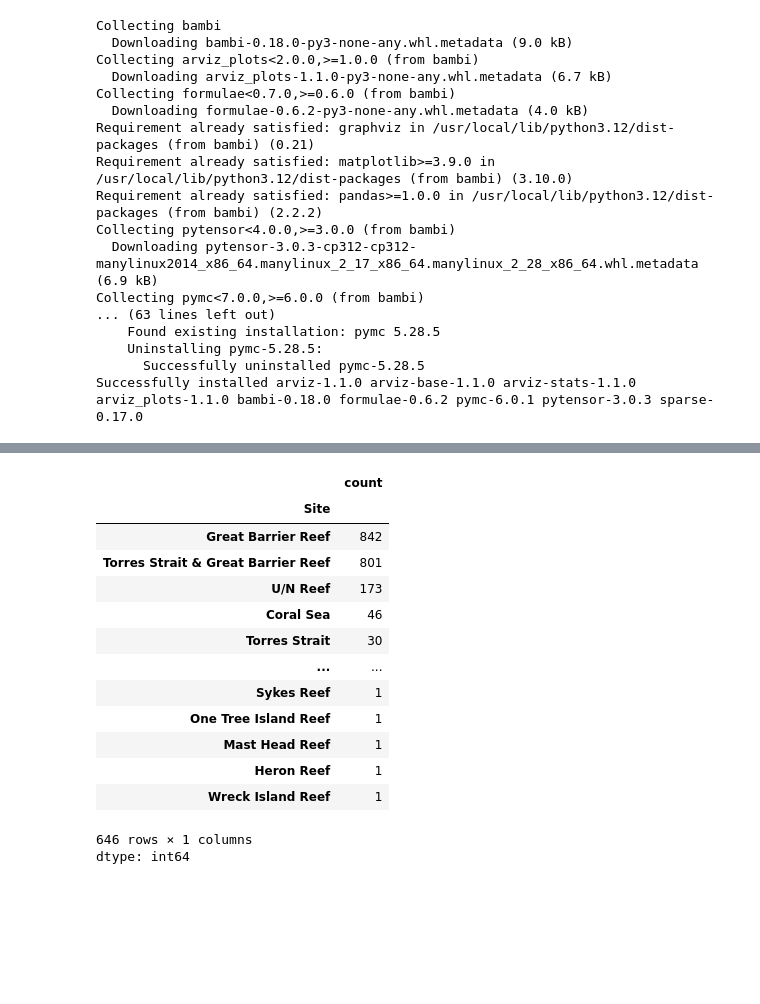
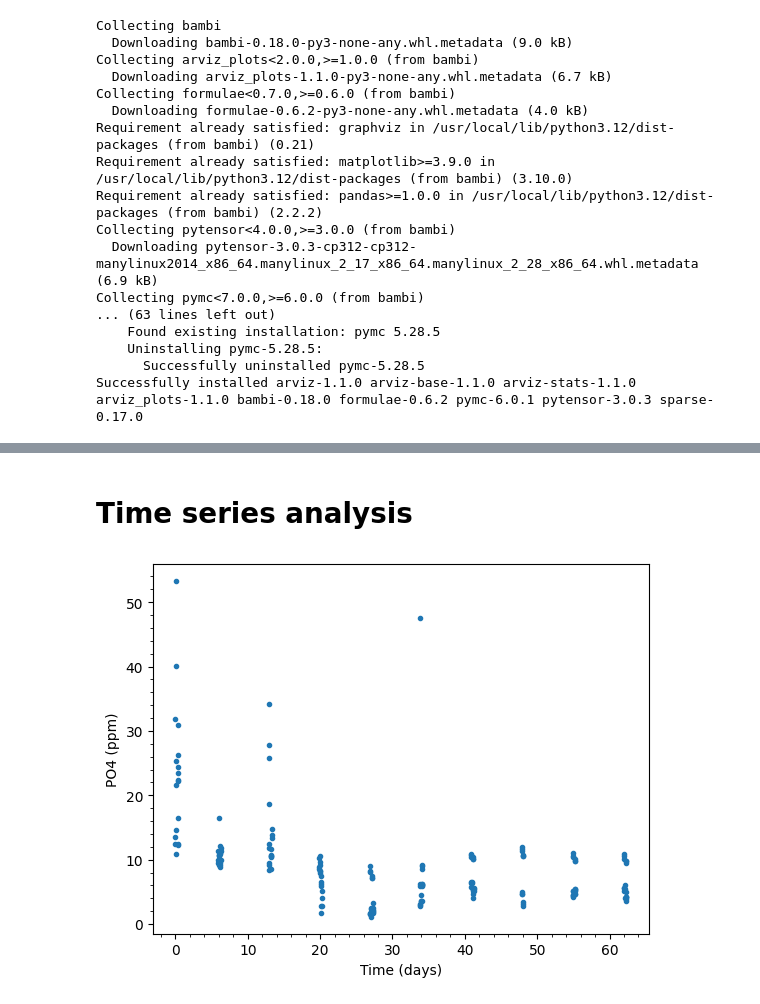
Before and after one commit to georginadd/EMSC2010_major_project, a Jupyter notebook: EMSC2010_Major_Assignment_u7925896.ipynb, the cells around one changed output, grey strips where cells are left out. Cells and saved outputs as stored; diff of their text form; code cells hidden in the pictures; blank space fills up the shorter version.

```diff
--- a/EMSC2010_Major_Assignment_u7925896.ipynb
+++ b/EMSC2010_Major_Assignment_u7925896.ipynb
@@ -82,0 +33,10 @@ coral.dropna()
+# %%
+import pandas as pd
+nutrients = pd.read_csv("infield_nutrients.csv")
+
+# create a continuous time variable
+nutrients['DateTime'] = pd.to_datetime(nutrients['Date'].astype(str) + ' ' + nutrients['Time'].astype(str))
+
+nutrients['Decimal_Time'] = (nutrients['DateTime'] - nutrients['DateTime'].min()
+).dt.total_seconds() / (24*60*60)
+print(nutrients[['Date', 'Time', 'Decimal_Time']].head())
@@ -121,20 +80,9 @@ coral.head()
-# %%
-# Count how many observations are available for each reef
-
-coral["Site"].value_counts()
-# %% [output]
-|  | count |
-| Site |  |
-| Great Barrier Reef | 842 |
-| Torres Strait & Great Barrier Reef | 801 |
-| U/N Reef | 173 |
-| Coral Sea | 46 |
-| Torres Strait | 30 |
-| ... | ... |
-| Sykes Reef | 1 |
-| One Tree Island Reef | 1 |
-| Mast Head Reef | 1 |
-| Heron Reef | 1 |
-| Wreck Island Reef | 1 |
-646 rows × 1 columns
-dtype: int64
+# %% [markdown]
+# Time series analysis
+# %%
+plt.plot(nutrients.Decimal_Time,nutrients.PO4_P,'.') #plot the data
+plt.xlabel('Time (days)') #label the x-axis
+plt.ylabel('PO4 (ppm)') #label the y-axis
+plt.minorticks_on() #add minorticks to the plot
+# %% [output]
+[figure, added]
```
Also changed, not shown: parts of 32 cells of this notebook.
